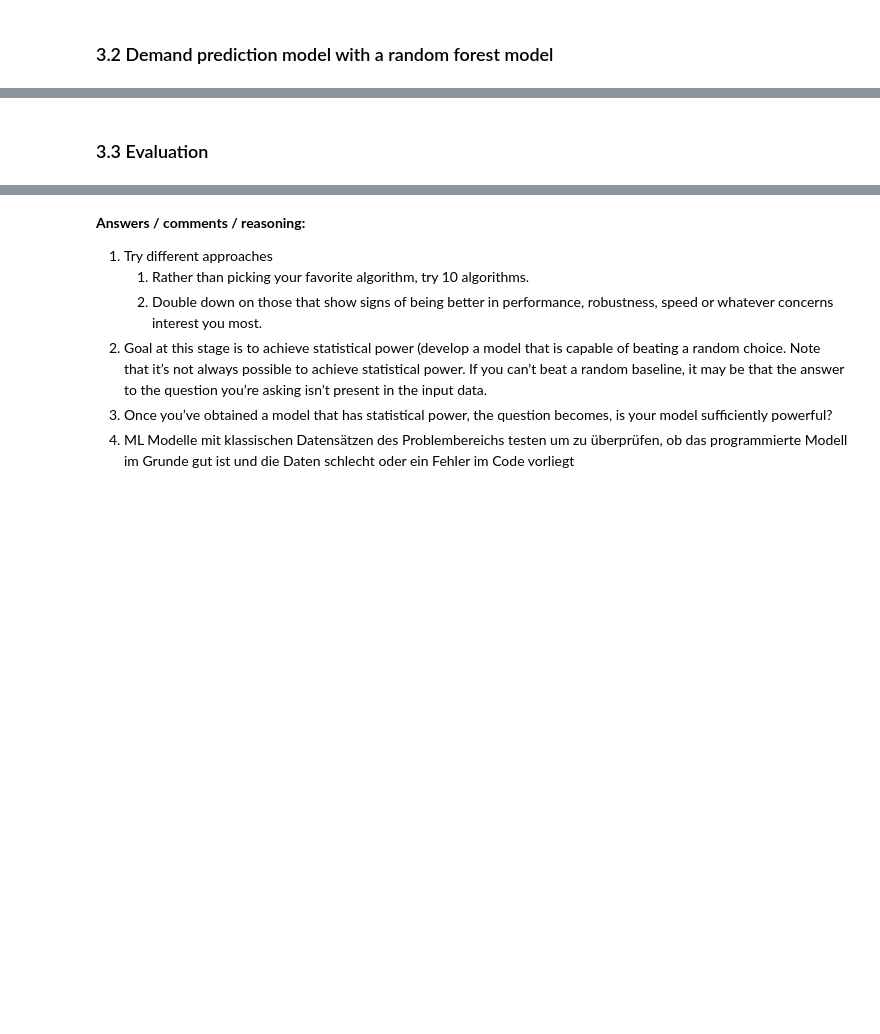
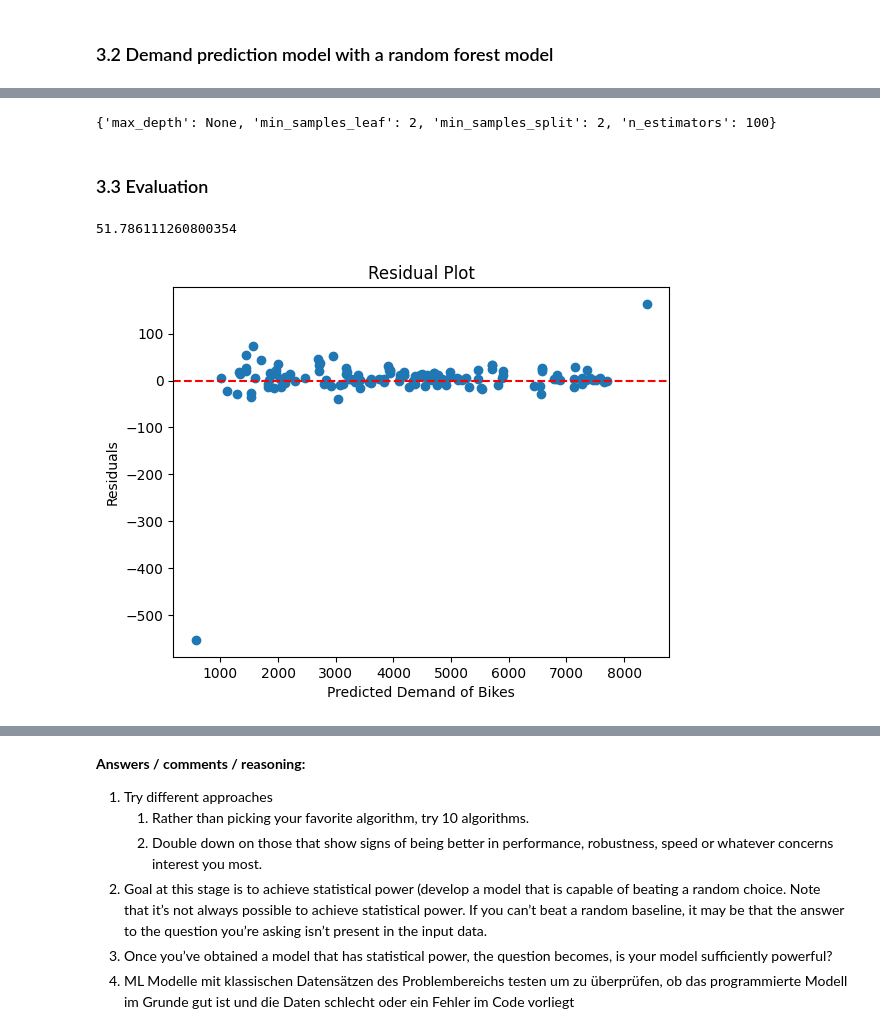
Before and after one commit to carlov93/sixt_challange, a Jupyter notebook: notebooks/SIXT_DataScience_Task202402.ipynb, the cells around one changed output, grey strips where cells are left out. Saved outputs shown, nothing was run; the diff lists cells and outputs as text; code cells hidden in the pictures; blank space fills up the shorter version.

Commit message:
added evaluation of model

```diff
--- a/notebooks/SIXT_DataScience_Task202402.ipynb
+++ b/notebooks/SIXT_DataScience_Task202402.ipynb
@@ -332,10 +331,10 @@ Given this task, I would choos the RMSE, because it:
 x_data = df.drop(['cnt', 'dteday', 'season'], axis=1)
 y_data = df['cnt']
 # %%
-# First, split the data into training (70%) and the remaining (30%)
+# First, split the data into training (80%) and the remaining (20%)
 y_data = df['cnt']
-X_train, X_temp, y_train, y_temp = train_test_split(x_data, , test_size=0.3, random_state=42)
-print("shape of x_train",X_train.shape)
-print("shape of y_temp",y_train.shape)
-print("shape of x_test",X_temp.shape)
-print("shape of y_temp",y_temp.shape)
+X_train, X_test, y_train, y_test = train_test_split(x_data, y_data, test_size=0.2, random_state=42)
+print("shape of X_train",X_train.shape)
+print("shape of y_train",y_train.shape)
+print("shape of X_test",X_test.shape)
+print("shape of y_test",y_test.shape)
@@ -342,10 +346,3 @@ print("shape of y_temp",y_temp.shape)
-# %%
-# Then, split the remaining data into validation and test sets (each 15% of the original dataset)
-X_val, X_test, y_val, y_test = train_test_split(X_temp, y_temp, test_size=0.5, random_state=42)
-print("shape of x_train",X_val.shape)
-print("shape of y_train",y_val.shape)
-print("shape of x_val",X_test.shape)
-print("shape of y_val",y_test.shape)
 # %%
 # Define the parameter grid for the grid search
 param_grid = {
@@ -395,2 +373,25 @@ y_pred = rf_model.predict(x_test)
+# %%
+print(grid_search.best_params_)
+# %% [output]
+{'max_depth': None, 'min_samples_leaf': 2, 'min_samples_split': 2, 'n_estimators': 100}
 # %% [markdown]
 ### 3.3 Evaluation
+# %%
+# Predict the target variable using the trained model
+y_pred = best_rf.predict(X_test)
+
+# Calculate the RMSE
+rmse = mean_squared_error(y_test, y_pred, squared=False)
+print(rmse)
+# %% [output]
+51.786111260800354
+# %%
+residuals = y_test - y_pred
+plt.scatter(y_pred, residuals)
+plt.xlabel('Predicted Demand of Bikes')
+plt.ylabel('Residuals')
+plt.title('Residual Plot')
+plt.axhline(y=0, color='r', linestyle='--')
+plt.show()
+# %% [output]
+[figure, added]
```
Also changed, not shown: parts of 8 cells of this notebook.
